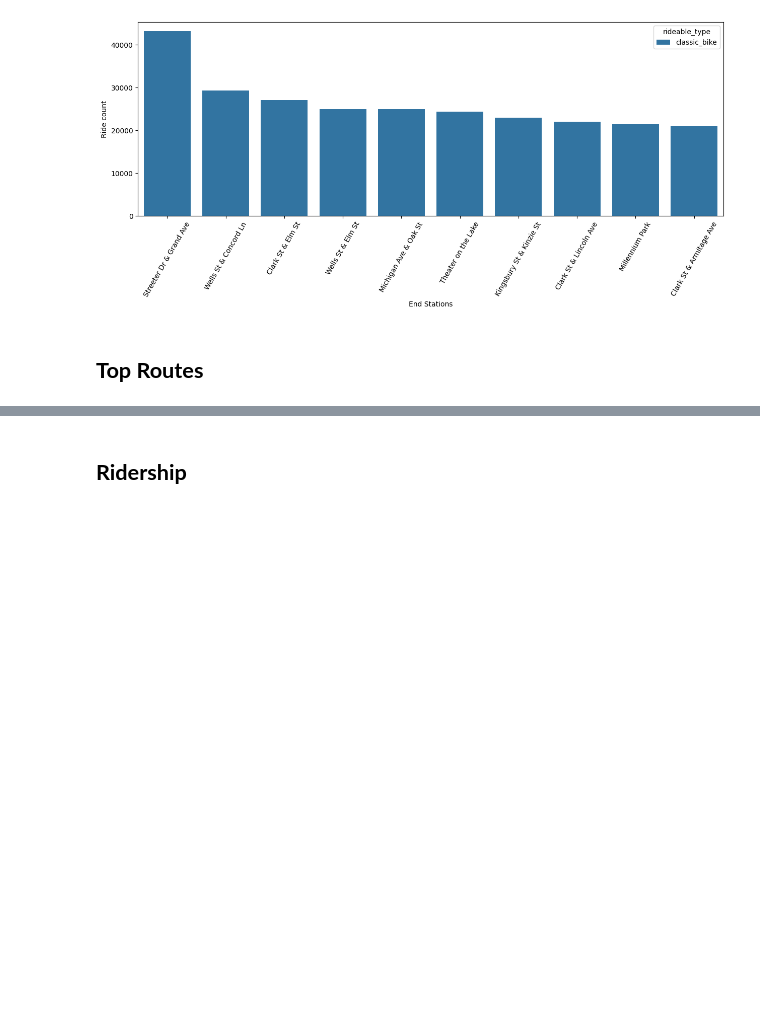
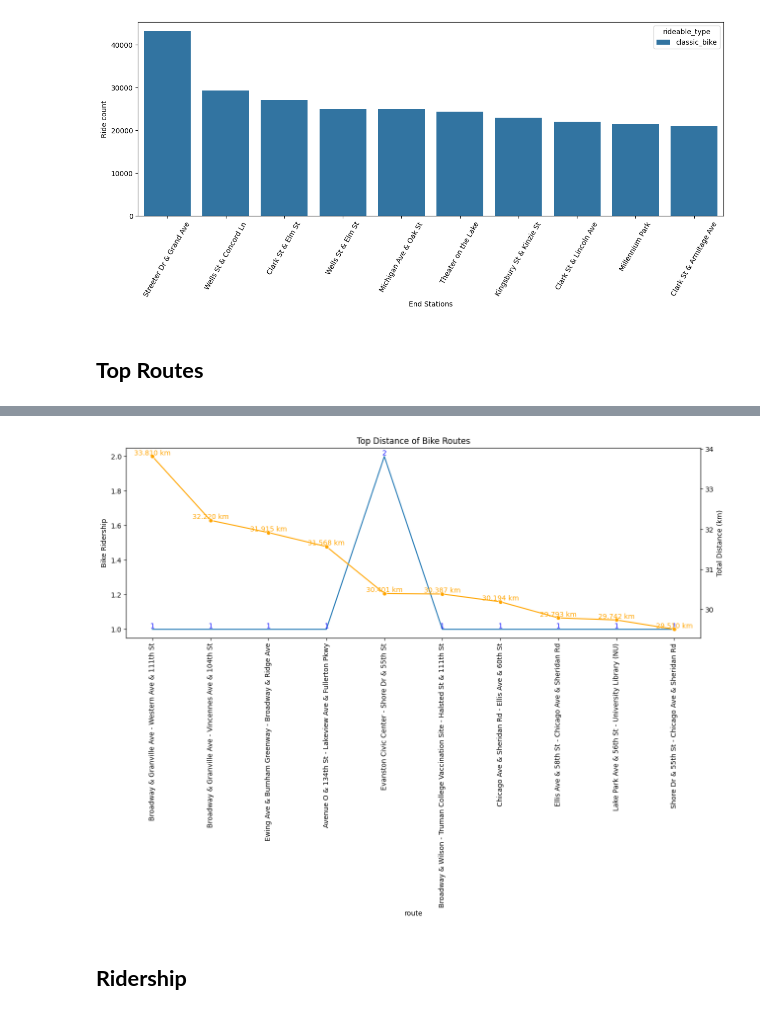
Before and after one commit to pjcroxas/Bike_Sharing_Analysis, a Jupyter notebook: Analyzing_Bike_Sharing_Data.ipynb, the cells around one changed output, grey strips where cells are left out. Saved outputs shown, nothing was run; the diff lists cells and outputs as text; code cells hidden in the pictures; blank space fills up the shorter version.

```diff
--- a/Analyzing_Bike_Sharing_Data.ipynb
+++ b/Analyzing_Bike_Sharing_Data.ipynb
@@ -369,3 +369,32 @@ Top routes for bike sharing consists of short distance transport that ranges fro
+# %%
+route_distance = route_stx.sort_values(by="total_distance_km", ascending=False)
+route_distance = route_distance[:10]
+fig, ax1 = plt.subplots(figsize=(15, 5))
+
+sns.lineplot(route_distance,
+                  x="route",
+                  y="ride_id",
+                  ax=ax1)
+ax1.set_ylabel("Bike Ridership")
+ax1.set_xticklabels(ax1.get_xticklabels(), rotation=90)
+
+for xx, yy in zip(route_distance["route"][:10], route_distance["ride_id"][:10]):
+    ax1.text(xx, yy, f'{yy}', color='blue', ha='center', va='bottom')
+ax2 = ax1.twinx()
+sns.lineplot(route_distance,
+                  x="route",
+                  y="total_distance_km",
+                  ax=ax2,
+                  color="orange",
+             marker="o")
+
+ax2.set_ylabel("Total Distance (km)")
+plt.title("Top Distance of Bike Routes")
+for x, y in zip(route_distance["route"][:10], route_distance["total_distance_km"][:10]):
+    ax2.text(x, y, f'{y:.3f} km', color='orange', ha='center', va='bottom')
+plt.show()
+# %% [output]
+[figure, added]
 # %% [markdown]
 ## **Ridership**
 # %%
```
Also changed, not shown: parts of 24 cells of this notebook.
